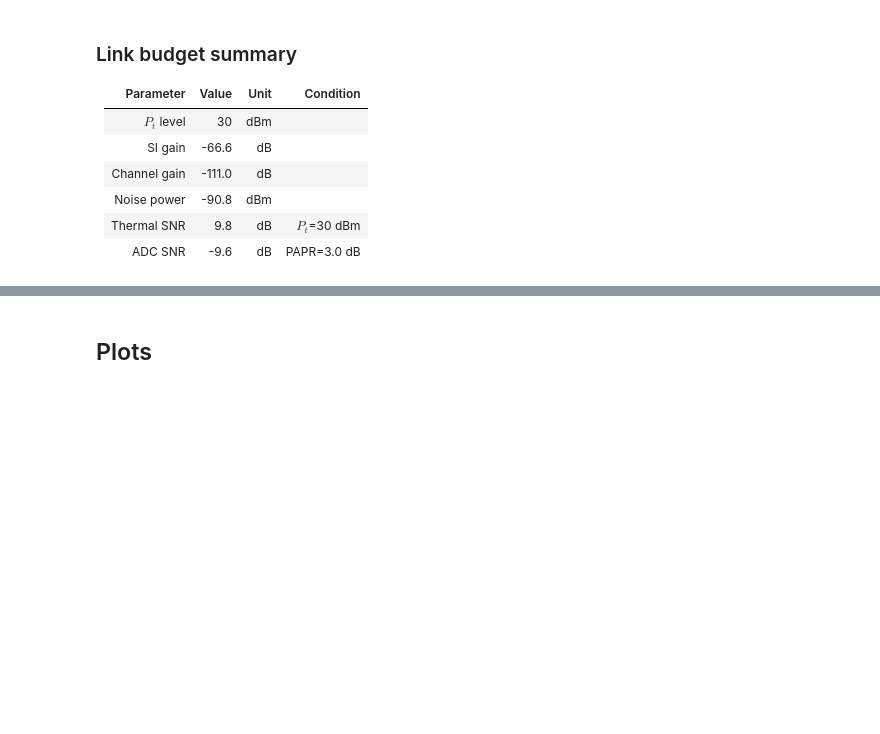
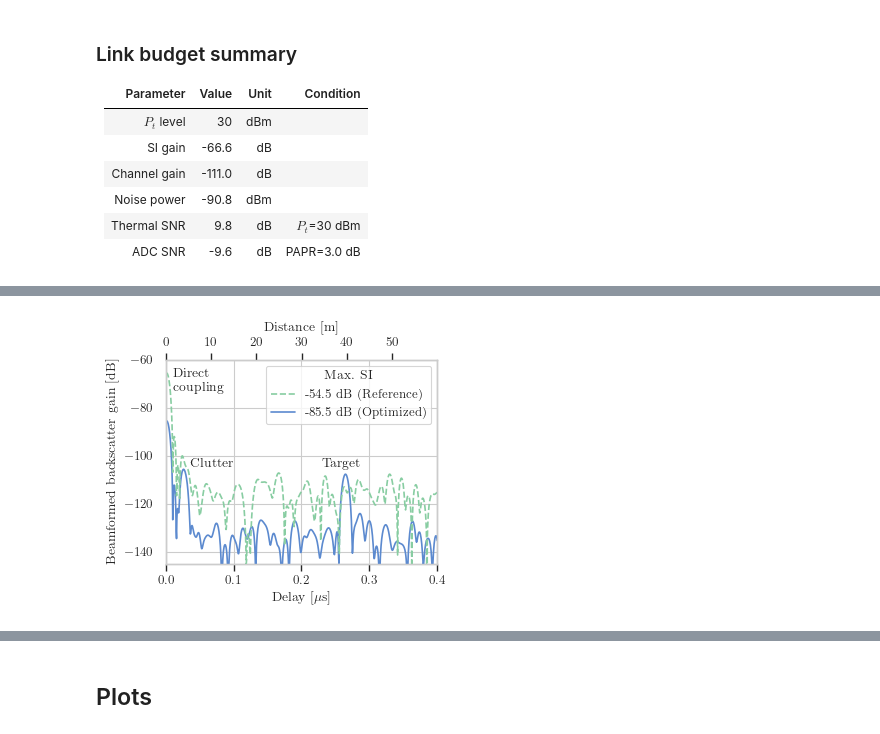
Before and after one commit to rodrihgh/CISSIR, a Jupyter notebook: notebooks/simulation/snr_sensing.ipynb, the cells around one changed output, grey strips where cells are left out. Saved outputs shown, nothing was run; the diff lists cells and outputs as text; code cells hidden in the pictures; blank space fills up the shorter version.

Commit message:
Add range profile estimation

```diff
--- a/notebooks/simulation/snr_sensing.ipynb
+++ b/notebooks/simulation/snr_sensing.ipynb
@@ -389,0 +336,32 @@ sim_df.to_csv(res_path/"sqnr_results.csv")
+# %%
+tmin_us = 0
+tmax_us = 0.4
+fig, ax = plt.subplots()
+
+ht_db = [phy.mag2db(np.abs(ht_e)) for ht_e in ht_est_lvls]
+db_cal = si_est_db[1] - ht_db[1].max()
+
+ax.plot(t_vec, ht_db[0] + db_cal, "--", c=viz.g, label=f"{si_est_db[0]:.1f} dB (Reference)", zorder=10)
+ax.plot(t_vec, ht_db[1] + db_cal, "-", c=viz.b, label=f"{si_est_db[1]:.1f} dB (Optimized)", zorder=5)
+
+ax.text(0.01, -73, "Direct\ncoupling")
+ax.text(0.035, -105, "Clutter")
+ax.text(0.23, -105, "Target")
+
+ax.set_xlim(tmin_us, tmax_us)
+
+ax.set_xlabel("Delay [$\mu$s]")
+ax.set_ylabel("Beamformed backscatter gain [dB]")
+
+ax2 = ax.twiny()
+ax2.set_xlim(phy.delay2distance(tmin_us * 1e-6), phy.delay2distance(tmax_us * 1e-6))
+ax2.set_ylim(-145, -60)
+ax2.set_xlabel("Distance [m]")
+ax2.grid(visible=False)
+
+lg = ax.legend(title="Max. SI")
+
+fig.savefig(plot_path/"range_profile.pgf", bbox_inches="tight")
+fig.savefig(plot_path/"range_profile.pdf", bbox_inches="tight")
+# %% [output]
+[figure, added]
```
Also changed, not shown: parts of 8 cells of this notebook.
